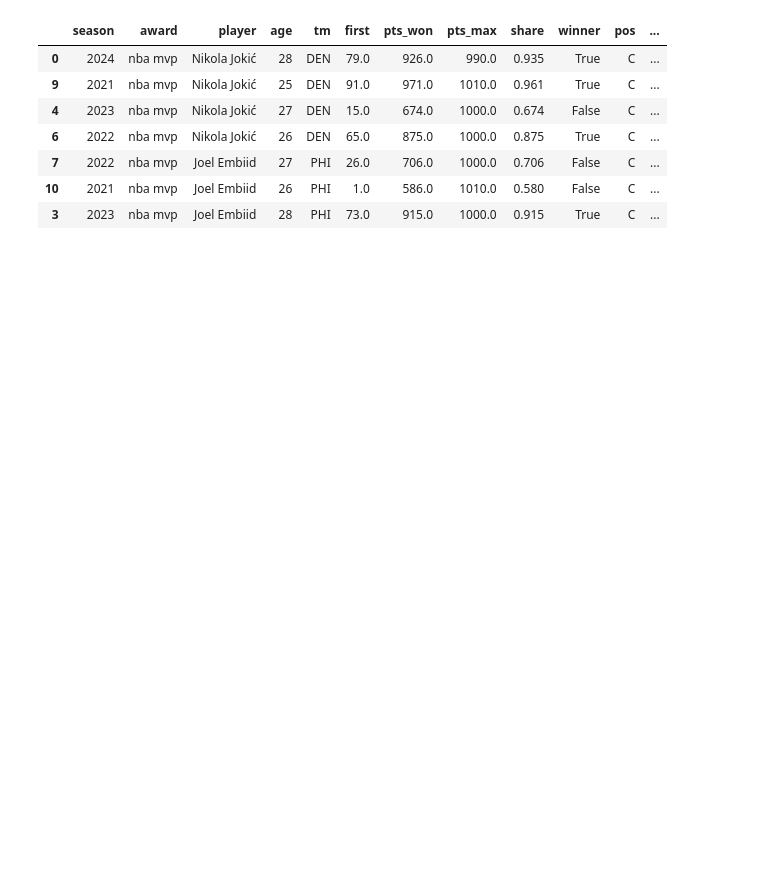
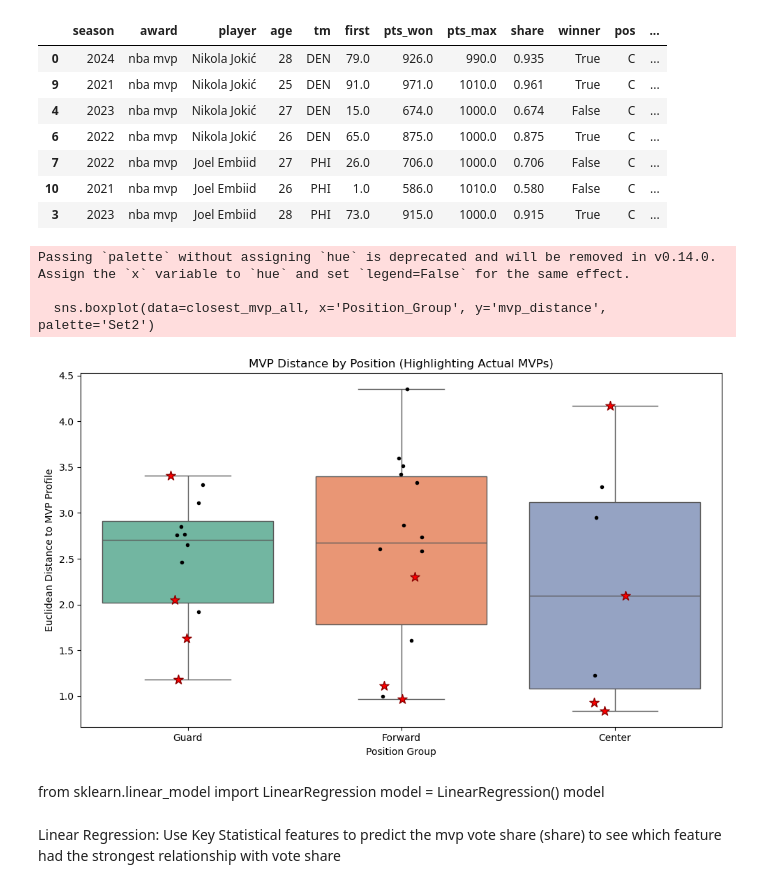
Before and after one commit to schao021/NBA_Award_Trends_and_Predictor, a Jupyter notebook: Award_Analysis.ipynb, the cells around one changed output. Drawn from its saved outputs; the diff is of its cells as text; code cells hidden in the pictures; blank space fills up the shorter version.

Commit message:
Boxplot of position group based on mvp euclidean distance)

```diff
--- a/Award_Analysis.ipynb
+++ b/Award_Analysis.ipynb
@@ -378,4 +379,4 @@ scaled_profile = scaler.transform([selected_profile])
 # %%
 from sklearn.metrics.pairwise import euclidean_distances
 distances = euclidean_distances(scaled_all, scaled_profile)
-df_recent['mvp_distance'] = distances
+df_guards['mvp_distance'] = distances
@@ -403,8 +382,0 @@ closest_mvp
-# %%
-df_recent = df_merged_top_3[(df_merged_top_3['Era'] == '2014-Present')].copy()
-features = ['PTS', 'TRB', 'AST', 'STL', 'BLK']
-scaler = StandardScaler()
-df_guards = df_recent[df_recent['Position_Group'] == 'Guard'].copy()
-scaled_all = scaler.fit_transform(df_guards[features])
-selected_profile_guard = mvp_profile.loc[('2014-Present', 'Guard')].values
-scaled_profile = scaler.transform([selected_profile_guard])
@@ -428,9 +396,6 @@ closest_mvp_guard
 | 11 | 2021 | nba mvp | Stephen Curry | 32 | GSW | 5.0 | 453.0 | 1010.0 | 0.449 | False | PG | ... |
 | 2 | 2024 | nba mvp | Luka Dončić | 24 | DAL | 4.0 | 566.0 | 990.0 | 0.572 | False | PG | ... |
 # %%
-df_recent = df_merged_top_3[(df_merged_top_3['Era'] == '2014-Present')].copy()
-features = ['PTS', 'TRB', 'AST', 'STL', 'BLK']
-scaler = StandardScaler()
 df_forward = df_recent[df_recent['Position_Group'] == 'Forward'].copy()
 scaled_all = scaler.fit_transform(df_forward[features])
 selected_profile_forward = mvp_profile.loc[('2014-Present', 'Forward')].values
@@ -476,3 +438,41 @@ closest_mvp_center
 | 7 | 2022 | nba mvp | Joel Embiid | 27 | PHI | 26.0 | 706.0 | 1000.0 | 0.706 | False | C | ... |
 | 10 | 2021 | nba mvp | Joel Embiid | 26 | PHI | 1.0 | 586.0 | 1010.0 | 0.580 | False | C | ... |
 | 3 | 2023 | nba mvp | Joel Embiid | 28 | PHI | 73.0 | 915.0 | 1000.0 | 0.915 | True | C | ... |
+# %%
+closest_mvp_by_position = {
+    'Guard': df_guards,
+    'Forward': df_forward,
+    'Center': df_center
+}
+closest_mvp_all = pd.concat(closest_mvp_by_position.values(), ignore_index=True)
+closest_mvp_all['winner'] = closest_mvp_all['winner'].astype(bool)
+# %%
+plt.figure(figsize=(10, 6))
+sns.boxplot(data=closest_mvp_all, x='Position_Group', y='mvp_distance', palette='Set2')
+# Non-winners in black
+sns.stripplot(data=closest_mvp_all[~closest_mvp_all['winner']],
+              x='Position_Group', y='mvp_distance',
+              color='black', size=4, jitter=True, label='Non-MVP')
+# Actual MVPs in red stars
+sns.stripplot(data=closest_mvp_all[closest_mvp_all['winner']],
+              x='Position_Group', y='mvp_distance',
+              marker='*', size=10, color='red', edgecolor='darkred', linewidth=1,
+              jitter=True, label='MVP Winner')
+plt.title('MVP Distance by Position (Highlighting Actual MVPs)')
+plt.xlabel('Position Group')
+plt.ylabel('Euclidean Distance to MVP Profile')
+plt.legend().set_visible(False)
+plt.tight_layout()
+plt.show()
+# %% [output]
+Passing `palette` without assigning `hue` is deprecated and will be removed in v0.14.0. Assign the `x` variable to `hue` and set `legend=False` for the same effect.
+
+  sns.boxplot(data=closest_mvp_all, x='Position_Group', y='mvp_distance', palette='Set2')
+[figure, added]
+# %% [markdown]
+from sklearn.linear_model import LinearRegression
+model = LinearRegression()
+model
+# %% [markdown]
+Linear Regression:
+Use Key Statistical features to predict the mvp vote share (share) to see which feature had the strongest relationship with vote share
```
Also changed, not shown: parts of 6 cells of this notebook.
